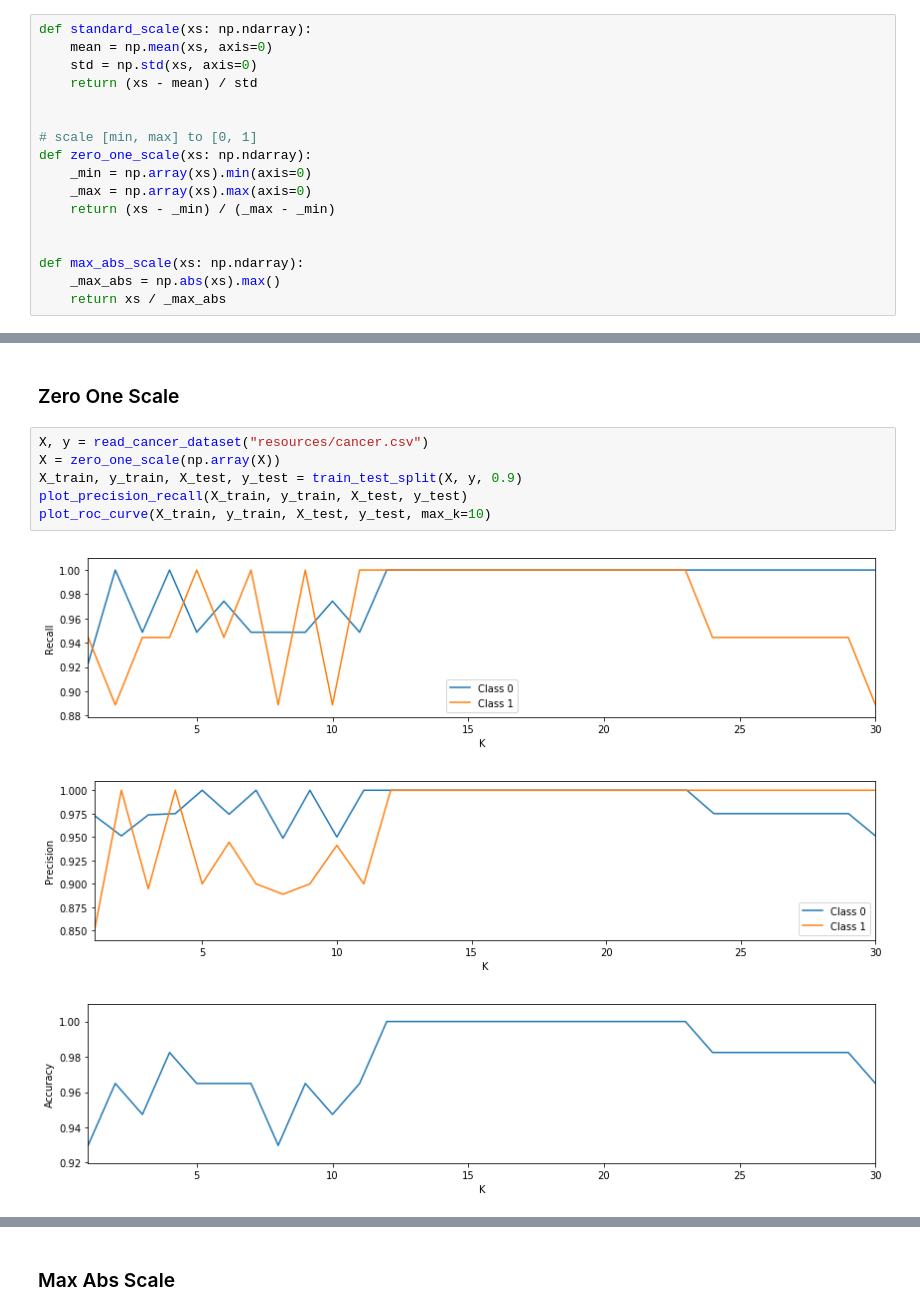
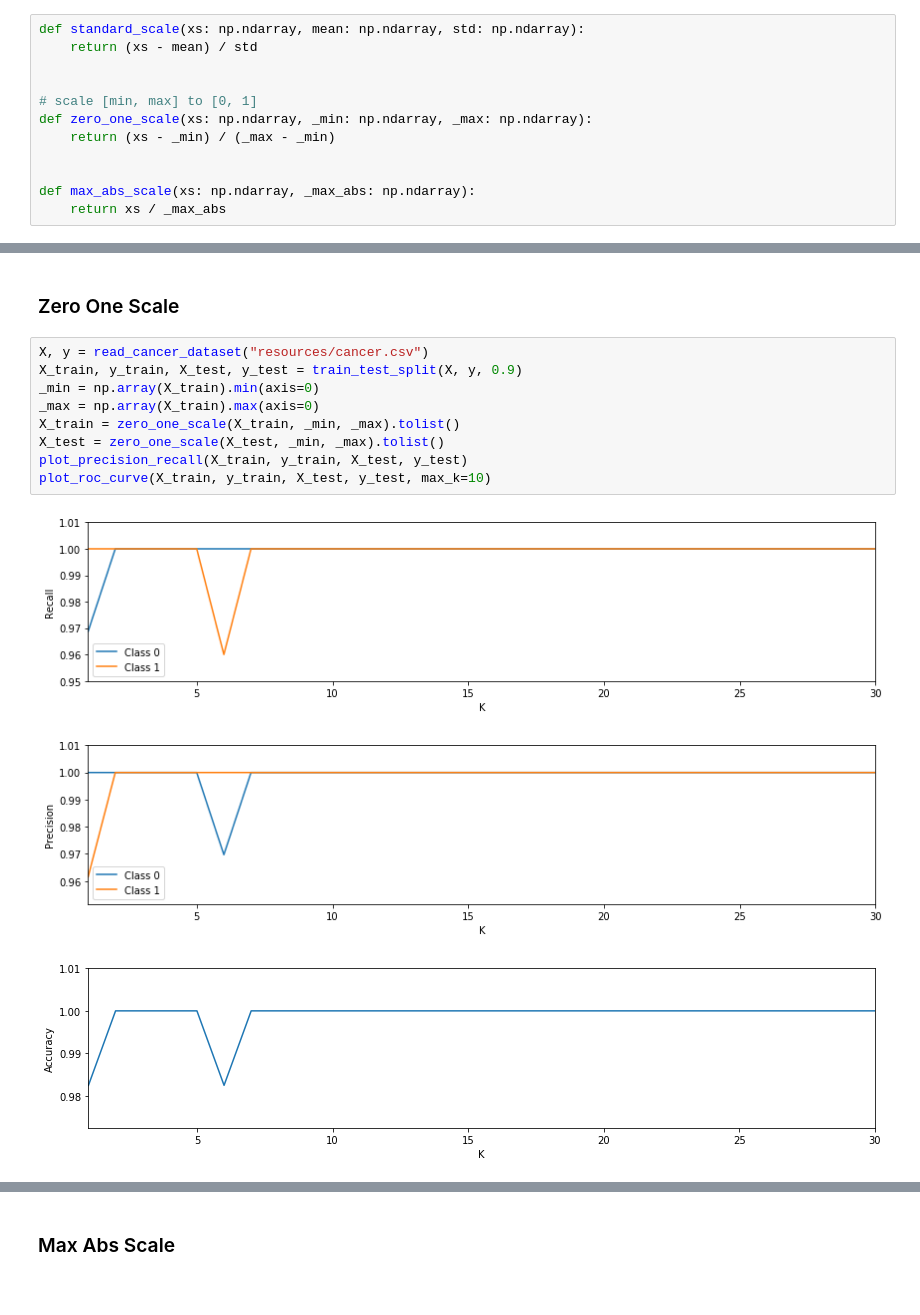
Before and after one commit to maximumSHOT-HSE/ML-HW, a Jupyter notebook: hw01/hw01_task.ipynb, the cells around one changed output, grey strips where cells are left out. Drawn from its saved outputs; the diff is of its cells as text.

```diff
--- a/hw01/hw01_task.ipynb
+++ b/hw01/hw01_task.ipynb
@@ -362,21 +362,16 @@ plot_roc_curve(X_train, y_train, X_test, y_test, max_k=20)
 # %% [markdown]
 ## Добавим нормализацию и посмотрим на результат
 # %%
-def standard_scale(xs: np.ndarray):
-    mean = np.mean(xs, axis=0)
-    std = np.std(xs, axis=0)
+def standard_scale(xs: np.ndarray, mean: np.ndarray, std: np.ndarray):
     return (xs - mean) / std
 
 
 # scale [min, max] to [0, 1]
-def zero_one_scale(xs: np.ndarray):
-    _min = np.array(xs).min(axis=0)
-    _max = np.array(xs).max(axis=0)
+def zero_one_scale(xs: np.ndarray, _min: np.ndarray, _max: np.ndarray):
     return (xs - _min) / (_max - _min)
 
 
-def max_abs_scale(xs: np.ndarray):
-    _max_abs = np.abs(xs).max()
+def max_abs_scale(xs: np.ndarray, _max_abs: np.ndarray):
     return xs / _max_abs
 # %% [markdown]
 ## Cancer
@@ -399,11 +398,14 @@ plot_roc_curve(X_train, y_train, X_test, y_test, max_k=10)
 ### Zero One Scale
 # %%
 X, y = read_cancer_dataset("resources/cancer.csv")
-X = zero_one_scale(np.array(X))
 X_train, y_train, X_test, y_test = train_test_split(X, y, 0.9)
+_min = np.array(X_train).min(axis=0)
+_max = np.array(X_train).max(axis=0)
+X_train = zero_one_scale(X_train, _min, _max).tolist()
+X_test = zero_one_scale(X_test, _min, _max).tolist()
 plot_precision_recall(X_train, y_train, X_test, y_test)
 plot_roc_curve(X_train, y_train, X_test, y_test, max_k=10)
 # %% [output]
-[figure, old version]
+[figure, new version]
-[figure, old version]
+[figure, new version]
-[figure, old version]
+[figure, new version]
```
Also changed, not shown: parts of 14 cells of this notebook, 1 other file.
